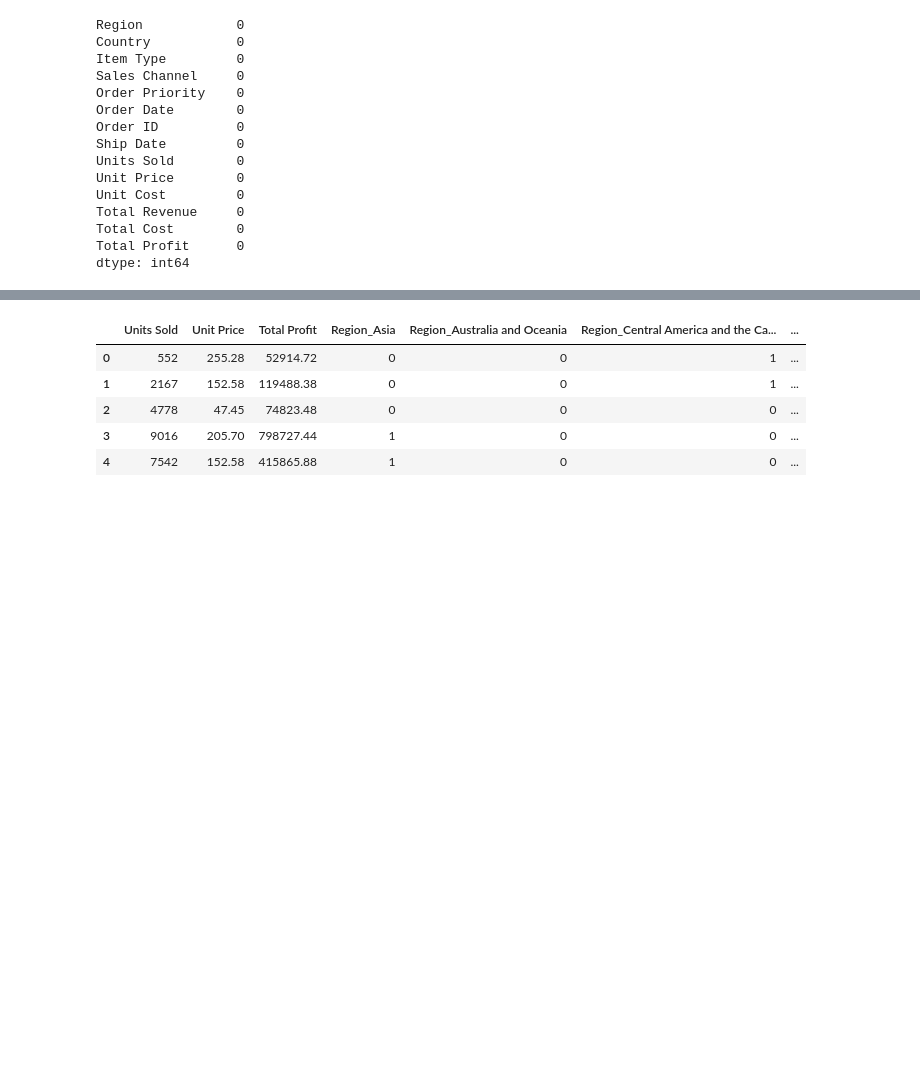
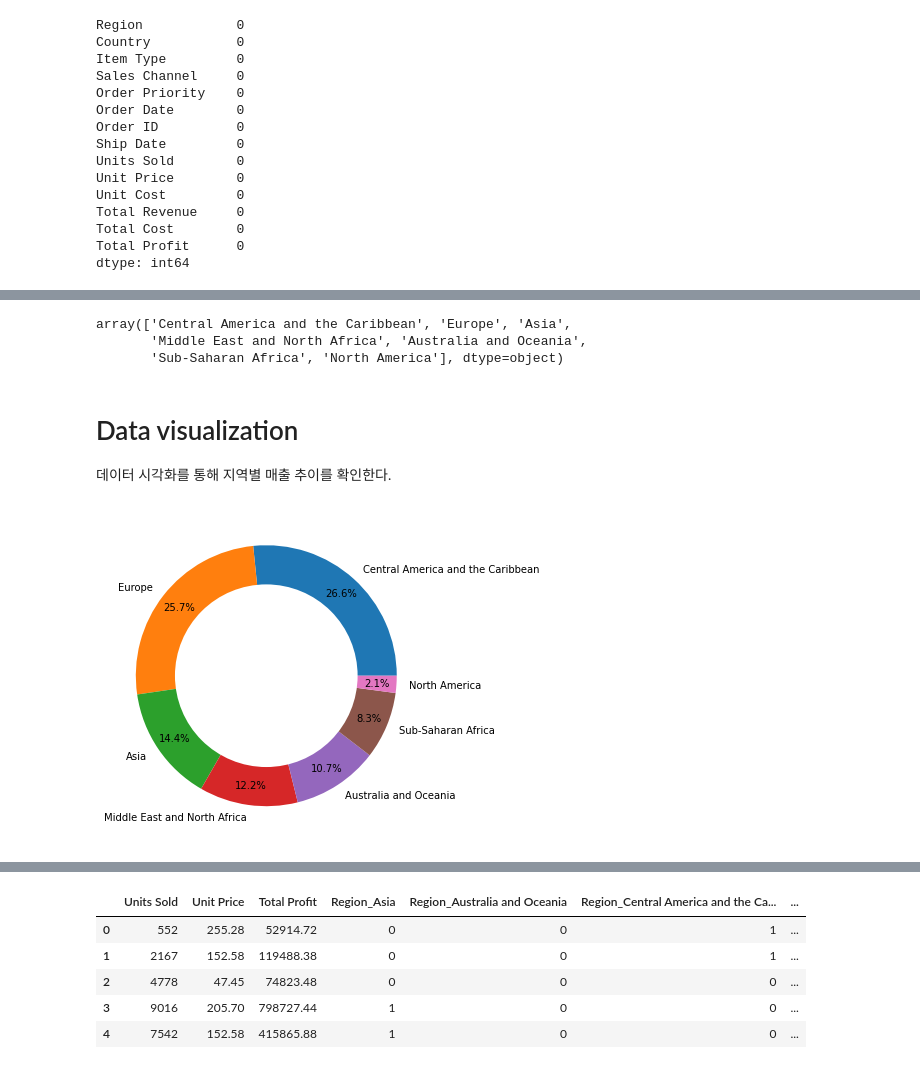
Before and after one commit to JongBeomPark78/DAP, a Jupyter notebook: Data_Analysis_final.ipynb, the cells around one changed output, grey strips where cells are left out. Drawn from its saved outputs; the diff is of its cells as text; code cells hidden in the pictures; blank space fills up the shorter version.

```diff
--- a/Data_Analysis_final.ipynb
+++ b/Data_Analysis_final.ipynb
@@ -50,0 +60,25 @@ data.boxplot(column=['Total Profit'])
+# %%
+data['Region'].unique()
+# %% [output]
+array(['Central America and the Caribbean', 'Europe', 'Asia',
+       'Middle East and North Africa', 'Australia and Oceania',
+       'Sub-Saharan Africa', 'North America'], dtype=object)
+# %% [markdown]
+# Data visualization
+데이터 시각화를 통해 지역별 매출 추이를 확인한다.
+# %%
+import matplotlib.pyplot as plt
+RegionCount = data['Region'].value_counts()
+fig, ax = plt.subplots(figsize=(6,6))
+
+ax.pie(RegionCount,
+       labels=['Central America and the Caribbean', 'Europe', 'Asia', 'Middle East and North Africa', 'Australia and Oceania', 'Sub-Saharan Africa', 'North America'],
+
+       autopct='%.1f%%',pctdistance=0.85)
+
+centre_circle = plt.Circle((0,0),0.70,fc='white')
+fig = plt.gcf()
+fig.gca().add_artist(centre_circle)
+plt.show()
+# %% [output]
+[figure, added]
```
Also changed, not shown: parts of 11 cells of this notebook.
